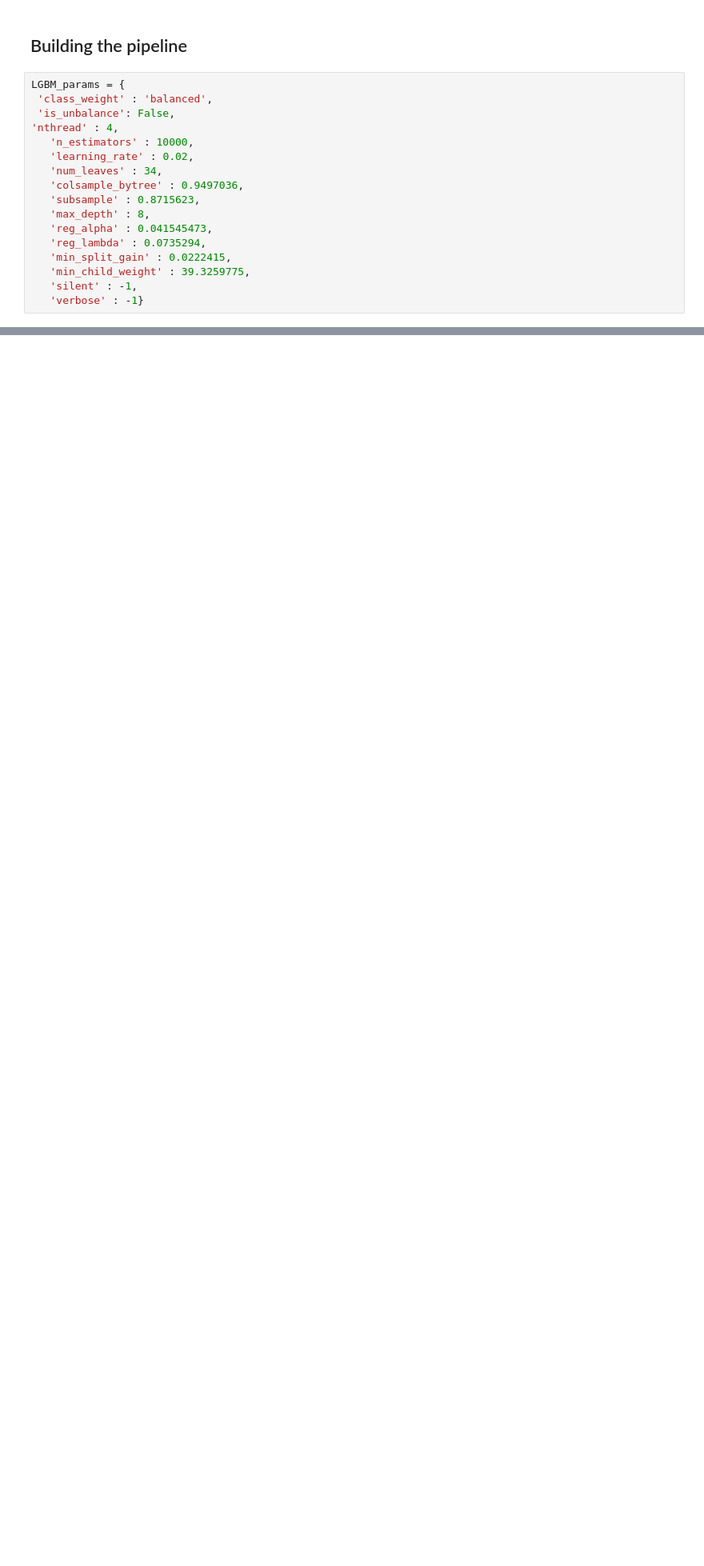
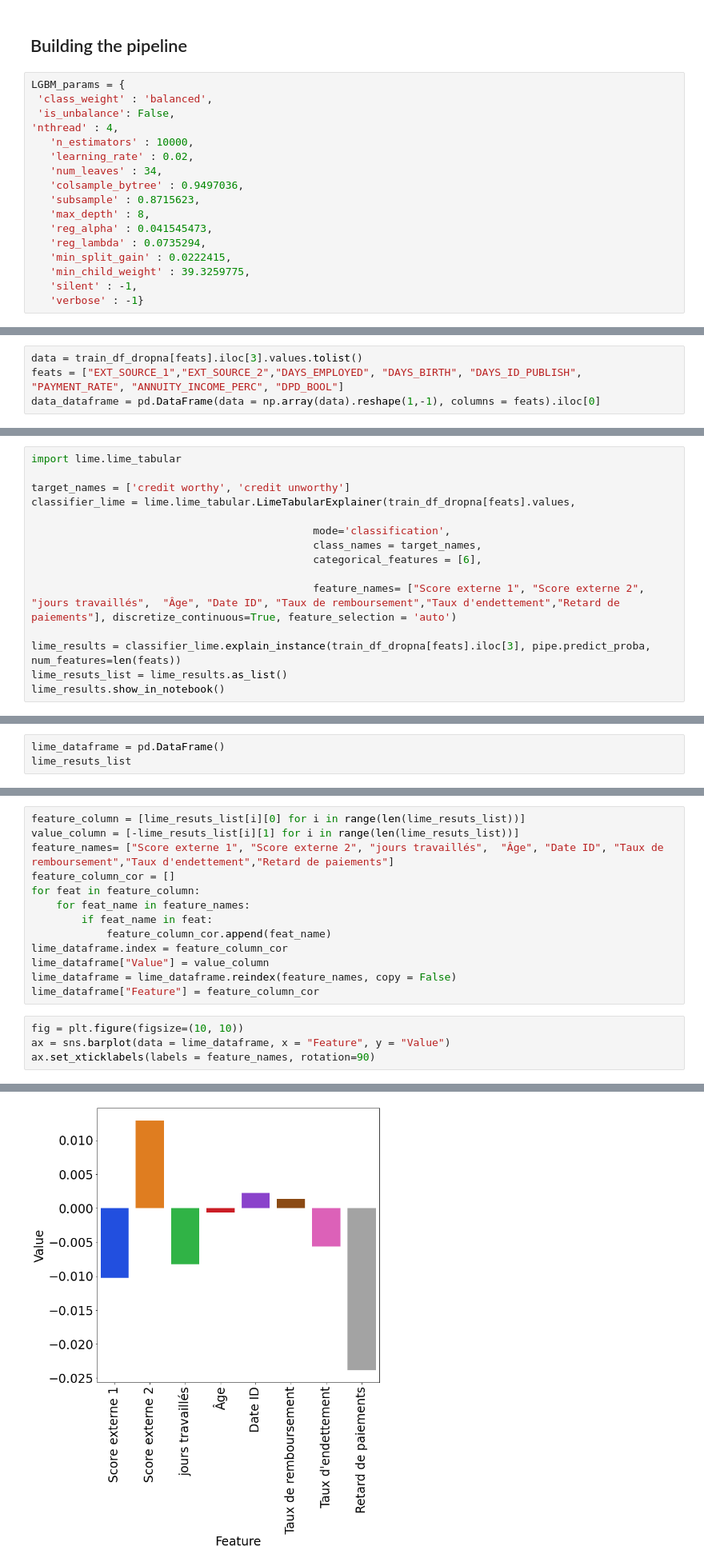
Before and after one commit to Nihal-EF/Dashboard, a Jupyter notebook: scoring.ipynb, the cells around one changed output, grey strips where cells are left out. Shown at 80% size. Saved outputs shown, nothing was run; the diff lists cells and outputs as text; blank space fills up the shorter version.

```diff
--- a/scoring.ipynb
+++ b/scoring.ipynb
@@ -776,0 +1144,4 @@ credit unworthy       0.16      0.68      0.26     24825
+# %%
+data = train_df_dropna[feats].iloc[3].values.tolist()
+feats = ["EXT_SOURCE_1","EXT_SOURCE_2","DAYS_EMPLOYED", "DAYS_BIRTH", "DAYS_ID_PUBLISH", "PAYMENT_RATE", "ANNUITY_INCOME_PERC", "DPD_BOOL"]
+data_dataframe = pd.DataFrame(data = np.array(data).reshape(1,-1), columns = feats).iloc[0]
@@ -776,0 +1161,15 @@ credit unworthy       0.16      0.68      0.26     24825
+# %%
+import lime.lime_tabular
+
+target_names = ['credit worthy', 'credit unworthy']
+classifier_lime = lime.lime_tabular.LimeTabularExplainer(train_df_dropna[feats].values,
+
+                                             mode='classification',
+                                             class_names = target_names,
+                                             categorical_features = [6],
+
+                                             feature_names= ["Score externe 1", "Score externe 2", "jours travaillés",  "Âge", "Date ID", "Taux de remboursement","Taux d'endettement","Retard de paiements"], discretize_continuous=True, feature_selection = 'auto')
+
+lime_results = classifier_lime.explain_instance(train_df_dropna[feats].iloc[3], pipe.predict_proba, num_features=len(feats))
+lime_resuts_list = lime_results.as_list()
+lime_results.show_in_notebook()
@@ -776,0 +1178,3 @@ credit unworthy       0.16      0.68      0.26     24825
+# %%
+lime_dataframe = pd.DataFrame()
+lime_resuts_list
@@ -776,0 +1190,18 @@ credit unworthy       0.16      0.68      0.26     24825
+# %%
+feature_column = [lime_resuts_list[i][0] for i in range(len(lime_resuts_list))]
+value_column = [-lime_resuts_list[i][1] for i in range(len(lime_resuts_list))]
+feature_names= ["Score externe 1", "Score externe 2", "jours travaillés",  "Âge", "Date ID", "Taux de remboursement","Taux d'endettement","Retard de paiements"]
+feature_column_cor = []
+for feat in feature_column:
+    for feat_name in feature_names:
+        if feat_name in feat:
+            feature_column_cor.append(feat_name)
+lime_dataframe.index = feature_column_cor
+lime_dataframe["Value"] = value_column
+lime_dataframe = lime_dataframe.reindex(feature_names, copy = False)
+lime_dataframe["Feature"] = feature_column_cor
+# %%
+fig = plt.figure(figsize=(10, 10))
+ax = sns.barplot(data = lime_dataframe, x = "Feature", y = "Value")
+ax.set_xticklabels(labels = feature_names, rotation=90)
+# %% [output]
@@ -776,0 +1216 @@ credit unworthy       0.16      0.68      0.26     24825
+[figure, added]
```
Also changed, not shown: parts of 65 cells of this notebook.
